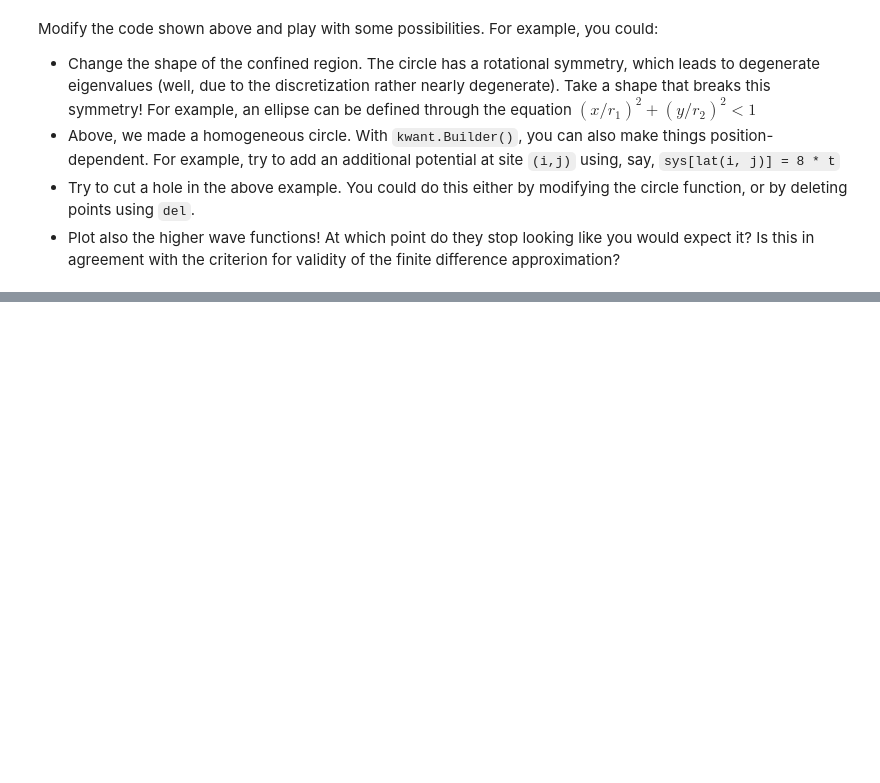
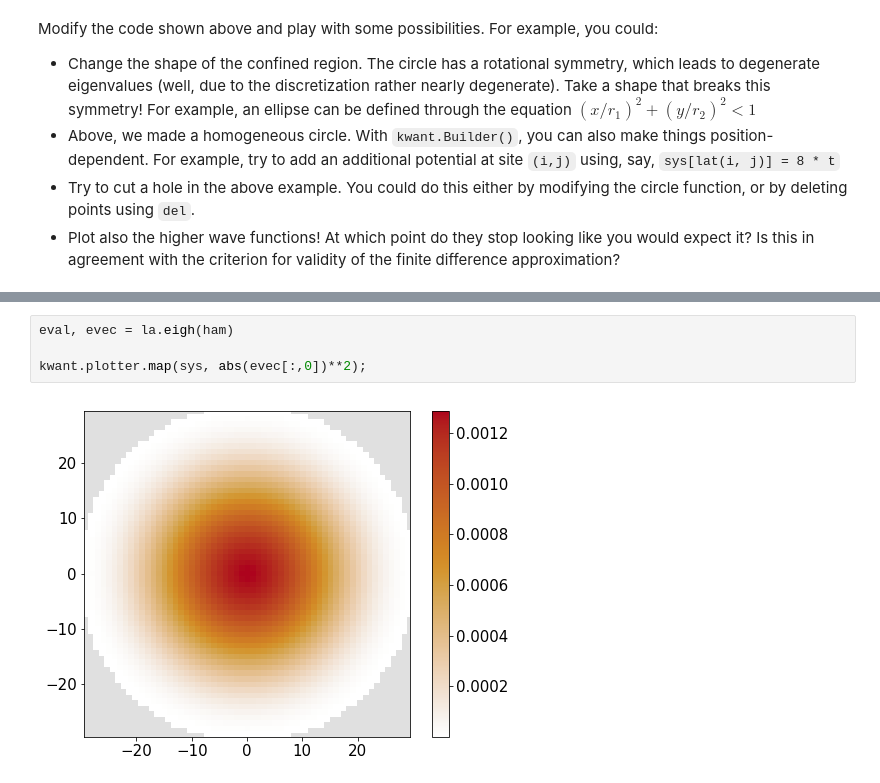
Before and after one commit to mingweii/kwant-tutorial-2016, a Jupyter notebook: 2.1.Discretizing-Hamiltonians-computing-spectra.ipynb, the cells around one changed output, grey strips where cells are left out. Saved outputs shown, nothing was run; the diff lists cells and outputs as text; blank space fills up the shorter version.

```diff
--- a/2.1.Discretizing-Hamiltonians-computing-spectra.ipynb
+++ b/2.1.Discretizing-Hamiltonians-computing-spectra.ipynb
@@ -154,0 +192,6 @@ function, or by deleting points using ``del``.
+# %%
+eval, evec = la.eigh(ham)
+
+kwant.plotter.map(sys, abs(evec[:,0])**2);
+# %% [output]
+[figure, added]
```
Also changed, not shown: parts of 9 cells of this notebook, 16 other files.
